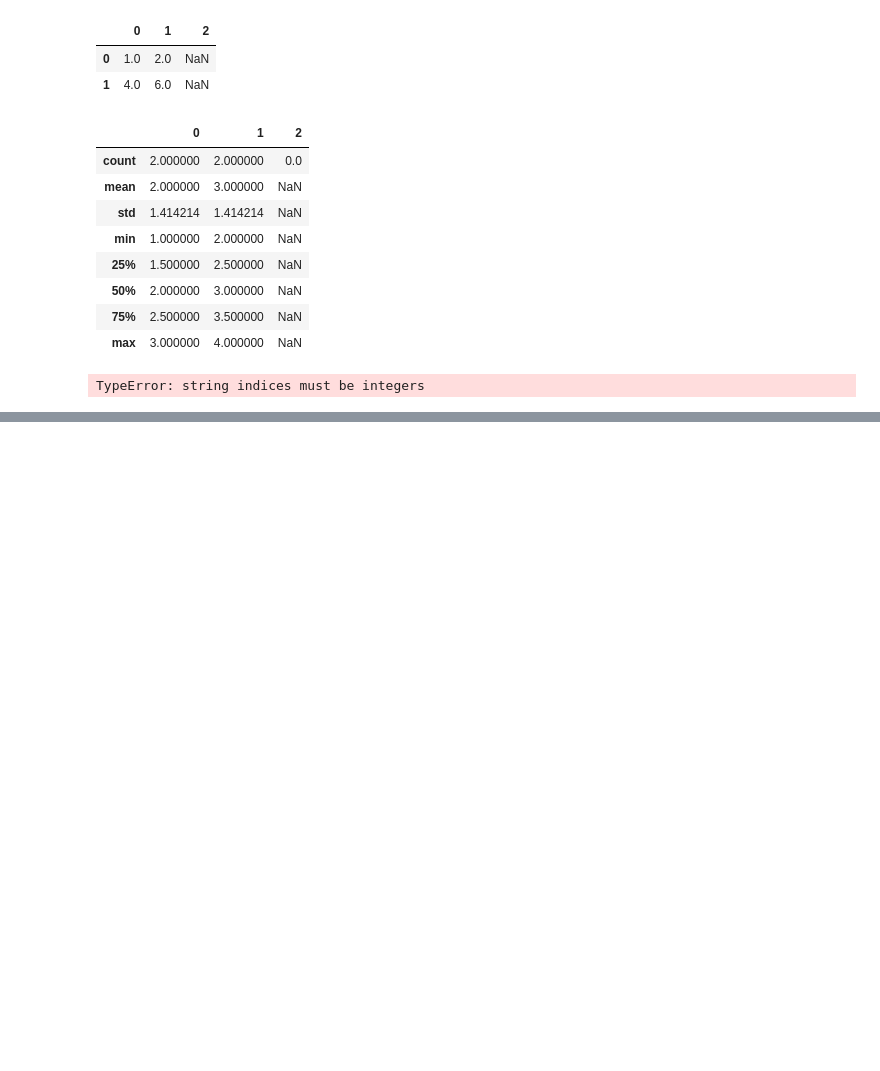
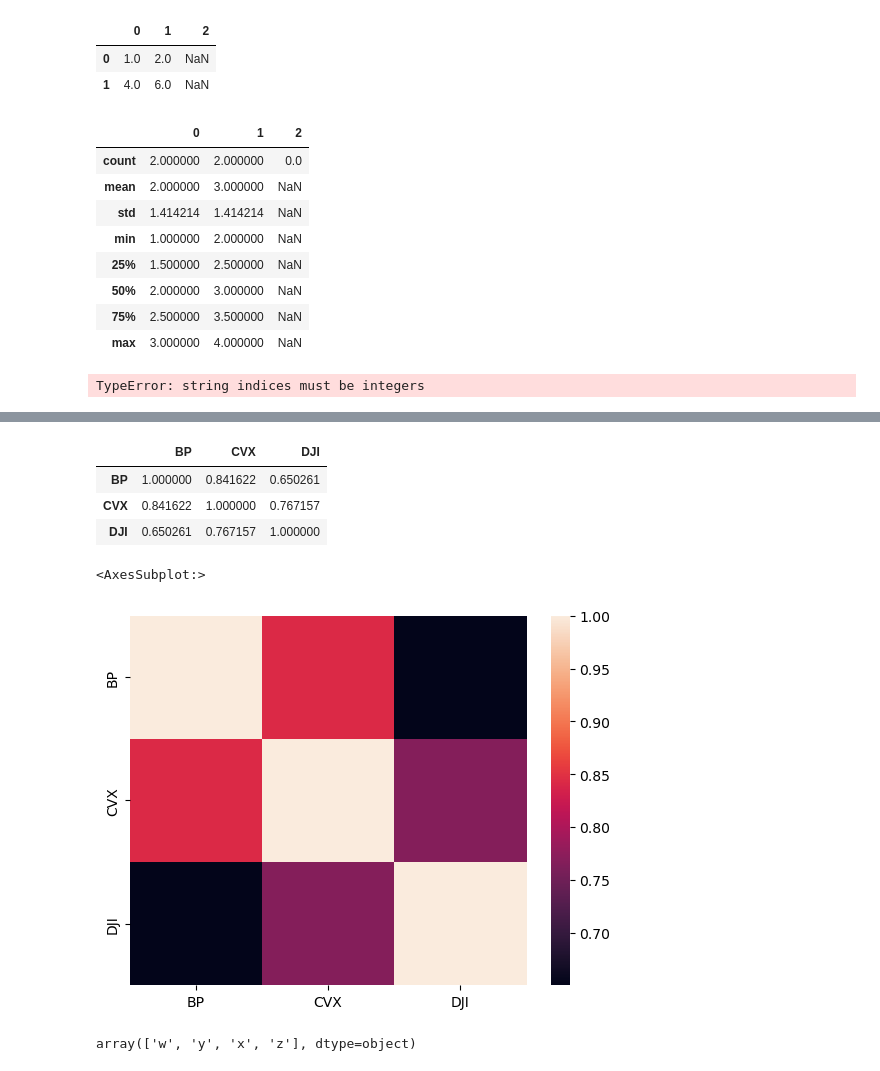
Before and after one commit to largekind/DataScience, a Jupyter notebook: pandas.ipynb, the cells around one changed output, grey strips where cells are left out. Saved outputs shown, nothing was run; the diff lists cells and outputs as text; code cells hidden in the pictures; blank space fills up the shorter version.

```diff
--- a/pandas.ipynb
+++ b/pandas.ipynb
@@ -594,0 +623,23 @@ data.head()
+# %%
+# 相関係数の取得
+rets.corr( method = 'pearson')
+# %% [output]
+|  | BP | CVX | DJI |
+| BP | 1.000000 | 0.841622 | 0.650261 |
+| CVX | 0.841622 | 1.000000 | 0.767157 |
+| DJI | 0.650261 | 0.767157 | 1.000000 |
+# %%
+# ヒートマップの表示
+import seaborn as sns
+
+sns.heatmap(rets.corr())
+# %% [output]
+<AxesSubplot:>
+[figure, added]
+# %%
+# 重複したデータの確認
+from pandas import Series
+serl = Series(['w','y','w','x','w','y','z'])
+serl.unique()
+# %% [output]
+array(['w', 'y', 'x', 'z'], dtype=object)
```
Also changed, not shown: parts of 4 cells of this notebook.
